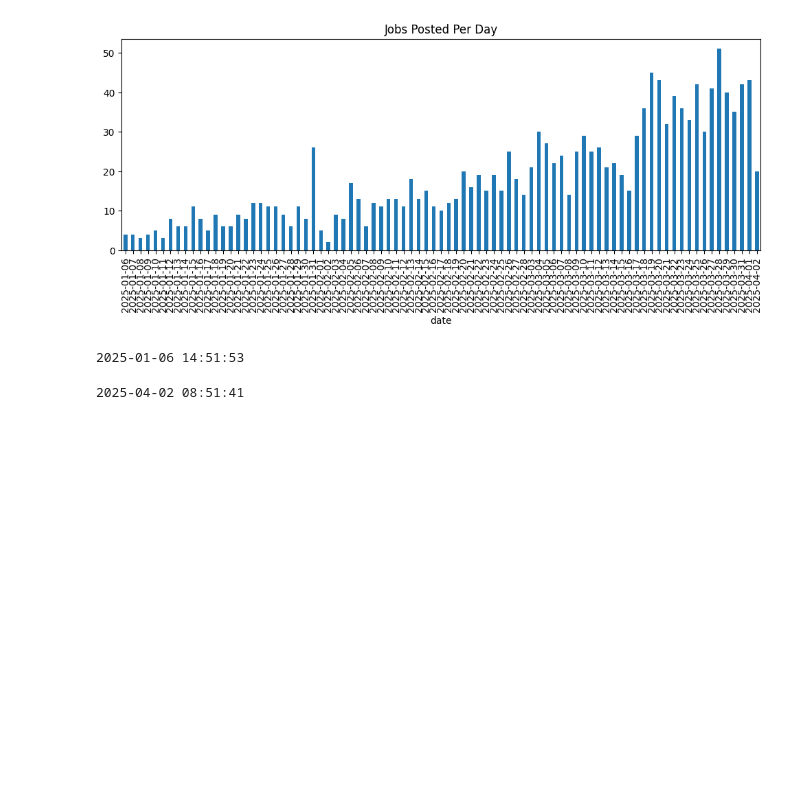
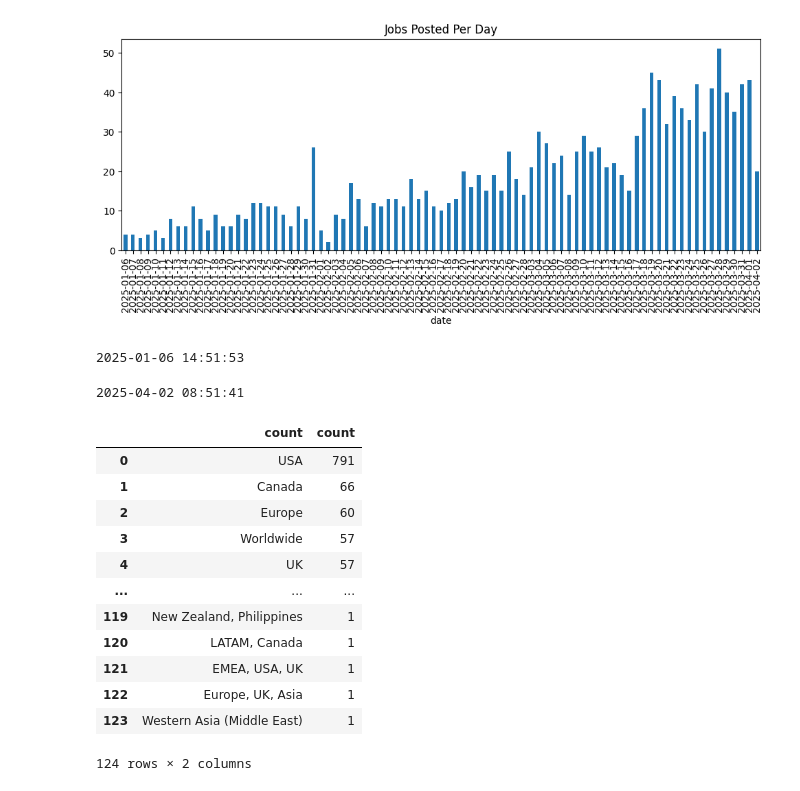
Before and after one commit to OlivierdeSwart/jobs_pipeline_dashboard, a Jupyter notebook: data_analysis/notebooks/remotive_eda.ipynb, the cells around one changed output. Drawn from its saved outputs; the diff is of its cells as text; code cells hidden in the pictures; blank space fills up the shorter version.

```diff
--- a/data_analysis/notebooks/remotive_eda.ipynb
+++ b/data_analysis/notebooks/remotive_eda.ipynb
@@ -3,6 +3,7 @@ import json
 import pandas as pd
 
 # Load the most recent snapshot
-df = pd.read_json("../../data_storage/remotive_job_api/2025-04-03/historical_dataset.json")
+# df = pd.read_json("../../data_storage/remotive_job_api/2025-04-03/historical_dataset.json")
+df = pd.read_json("../../data_storage/remotive_job_api/2025-04-09/daily.json")
 df.shape
 # %% [output]
@@ -99,3 +100,31 @@ max_timestamp = df["publication_date"].max()
 print(max_timestamp)
 # %% [output]
 2025-04-02 08:51:41
+# %%
+# Count and sort unique location values
+location_summary = (
+    df['candidate_required_location']
+    .value_counts(dropna=False)
+    .reset_index()
+    .rename(columns={'index': 'location', 'candidate_required_location': 'count'})
+)
+
+# Top 20 locations
+location_summary#.head(20)
+
+# Filter locations that mention "remote"
+# location_summary[location_summary['location'].str.contains('remote', case=False, na=False)]
+# %% [output]
+|  | count | count |
+| 0 | USA | 791 |
+| 1 | Canada | 66 |
+| 2 | Europe | 60 |
+| 3 | Worldwide | 57 |
+| 4 | UK | 57 |
+| ... | ... | ... |
+| 119 | New Zealand, Philippines | 1 |
+| 120 | LATAM, Canada | 1 |
+| 121 | EMEA, USA, UK | 1 |
+| 122 | Europe, UK, Asia | 1 |
+| 123 | Western Asia (Middle East) | 1 |
+124 rows × 2 columns
```
Also changed, not shown: parts of 2 cells of this notebook, 4 other files.
